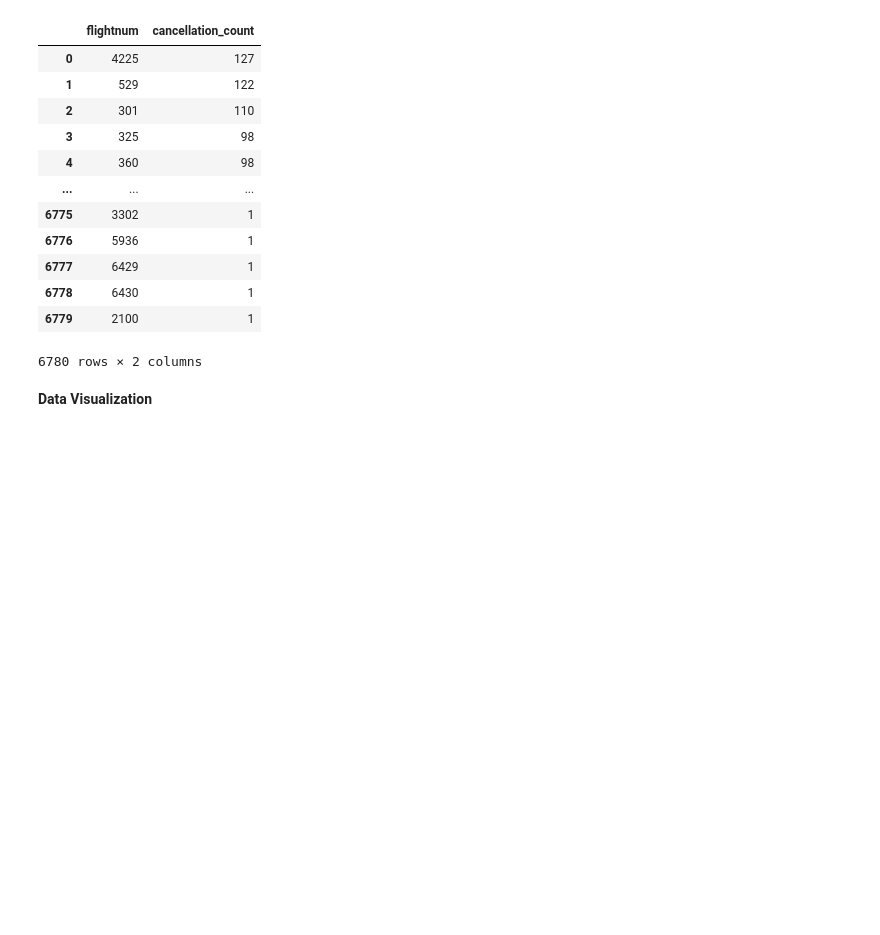
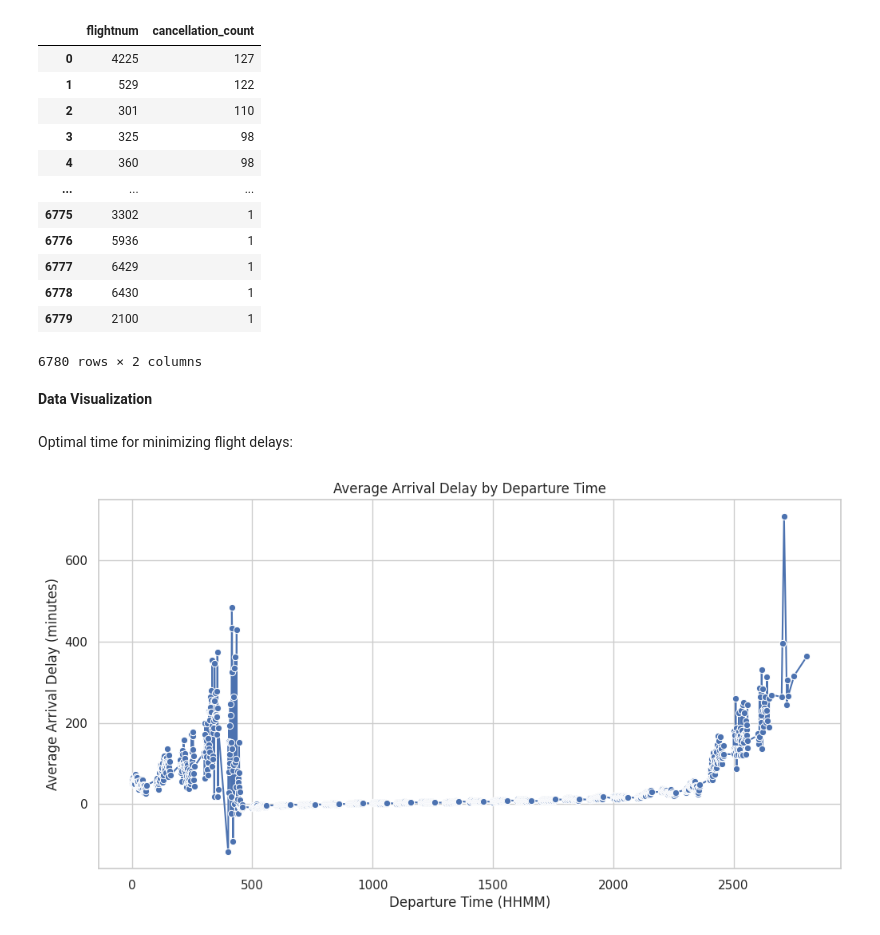
Before and after one commit to DianaKahar/Data_Management2, a Jupyter notebook: P137263_Assignment2.ipynb, the cells around one changed output. Drawn from its saved outputs; the diff is of its cells as text; code cells hidden in the pictures; blank space fills up the shorter version.

```diff
--- a/P137263_Assignment2.ipynb
+++ b/P137263_Assignment2.ipynb
@@ -397,3 +399,17 @@ most_frequent_delay
 6780 rows × 2 columns
 # %% [markdown]
 **Data Visualization**
+# %% [markdown]
+Optimal time for minimizing flight delays:
+# %%
+optimal_time_of_day['deptime'] = optimal_time_of_day['deptime'].dropna().astype(int)
+
+plt.figure(figsize=(12, 6))
+sns.lineplot(x='deptime', y='avg_arrdelay', data=optimal_time_of_day, marker='o')
+plt.title('Average Arrival Delay by Departure Time')
+plt.xlabel('Departure Time (HHMM)')
+plt.ylabel('Average Arrival Delay (minutes)')
+plt.grid(True)
+plt.show()
+# %% [output]
+[figure, added]
```
Also changed, not shown: parts of 20 cells of this notebook.
